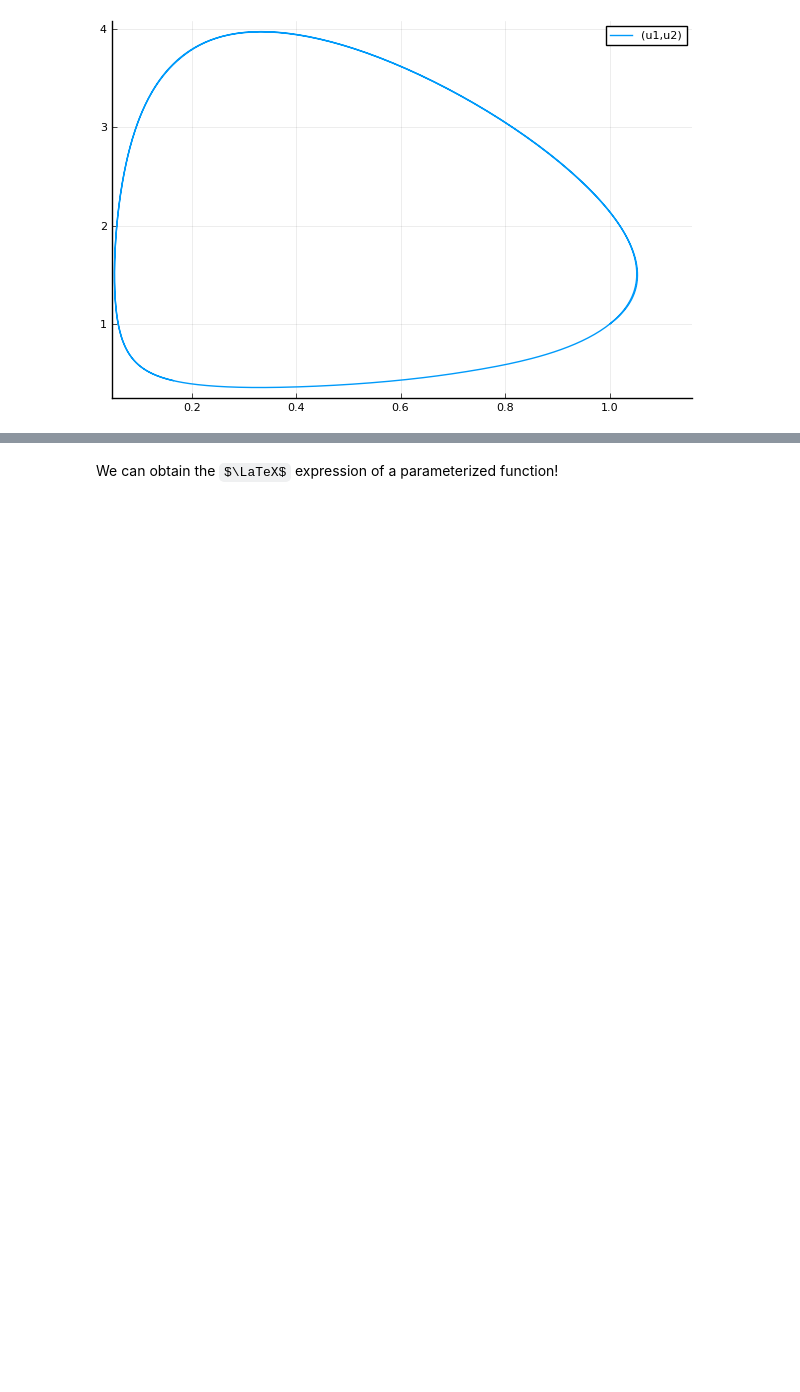
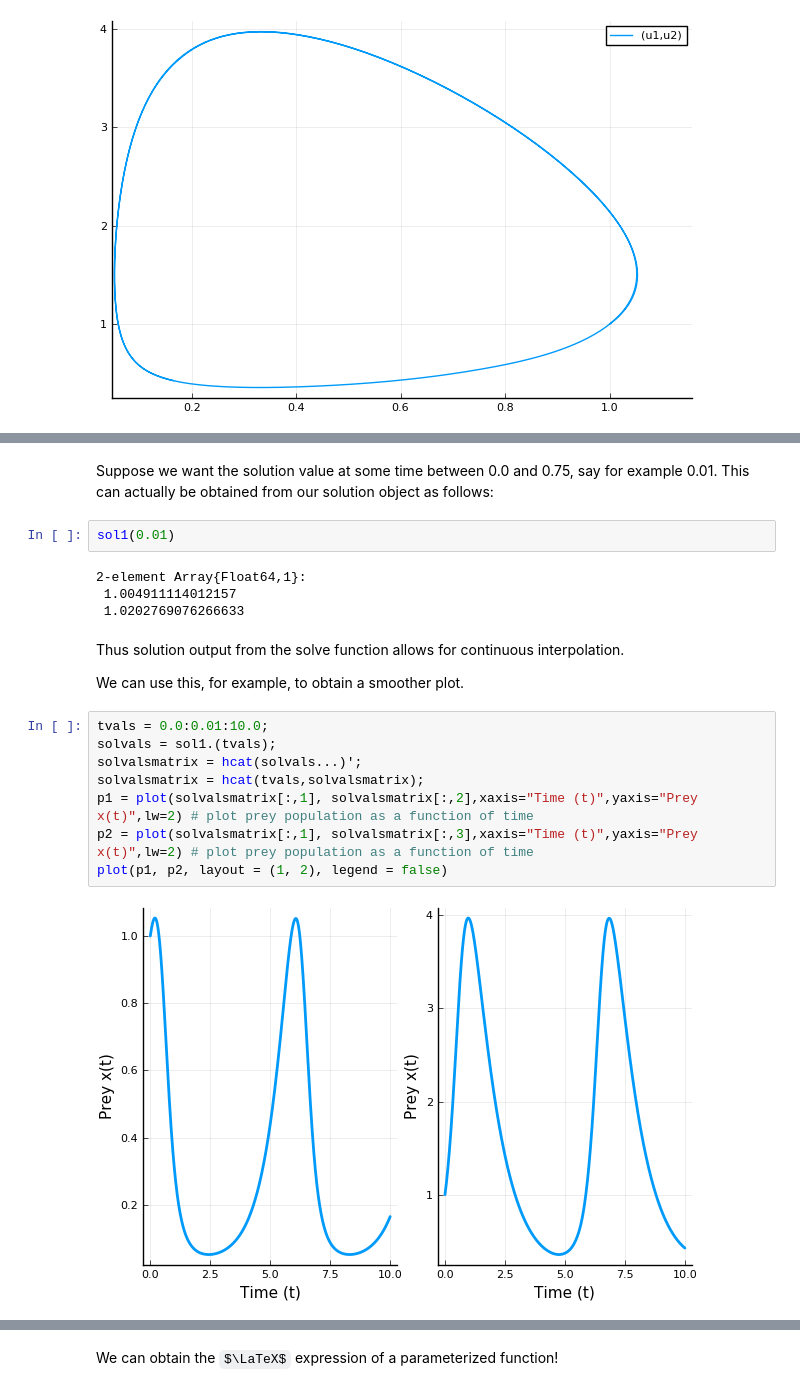
Before and after one commit to jmgraham30/JuliaCompExpMath, a Jupyter notebook: ModelingDifferentialEquations.ipynb, the cells around one changed output, grey strips where cells are left out. Cells and saved outputs as stored; diff of their text form; some formulas as TeX source; blank space fills up the shorter version.

```diff
--- a/ModelingDifferentialEquations.ipynb
+++ b/ModelingDifferentialEquations.ipynb
@@ -105,0 +172,22 @@ plt=plot(sol1,vars=(1,2))
+# %% [markdown]
+Suppose we want the solution value at some time between 0.0 and 0.75, say for example 0.01. This can actually be obtained from our solution object as follows:
+# %%
+sol1(0.01)
+# %% [output]
+2-element Array{Float64,1}:
+ 1.004911114012157
+ 1.0202769076266633
+# %% [markdown]
+Thus solution output from the solve function allows for continuous interpolation.
+
+We can use this, for example, to obtain a smoother plot.
+# %%
+tvals = 0.0:0.01:10.0;
+solvals = sol1.(tvals);
+solvalsmatrix = hcat(solvals...)';
+solvalsmatrix = hcat(tvals,solvalsmatrix);
+p1 = plot(solvalsmatrix[:,1], solvalsmatrix[:,2],xaxis="Time (t)",yaxis="Prey x(t)",lw=2) # plot prey population as a function of time
+p2 = plot(solvalsmatrix[:,1], solvalsmatrix[:,3],xaxis="Time (t)",yaxis="Prey x(t)",lw=2) # plot prey population as a function of time
+plot(p1, p2, layout = (1, 2), legend = false)
+# %% [output]
+[figure, added]
```
Also changed, not shown: parts of 36 cells of this notebook.
